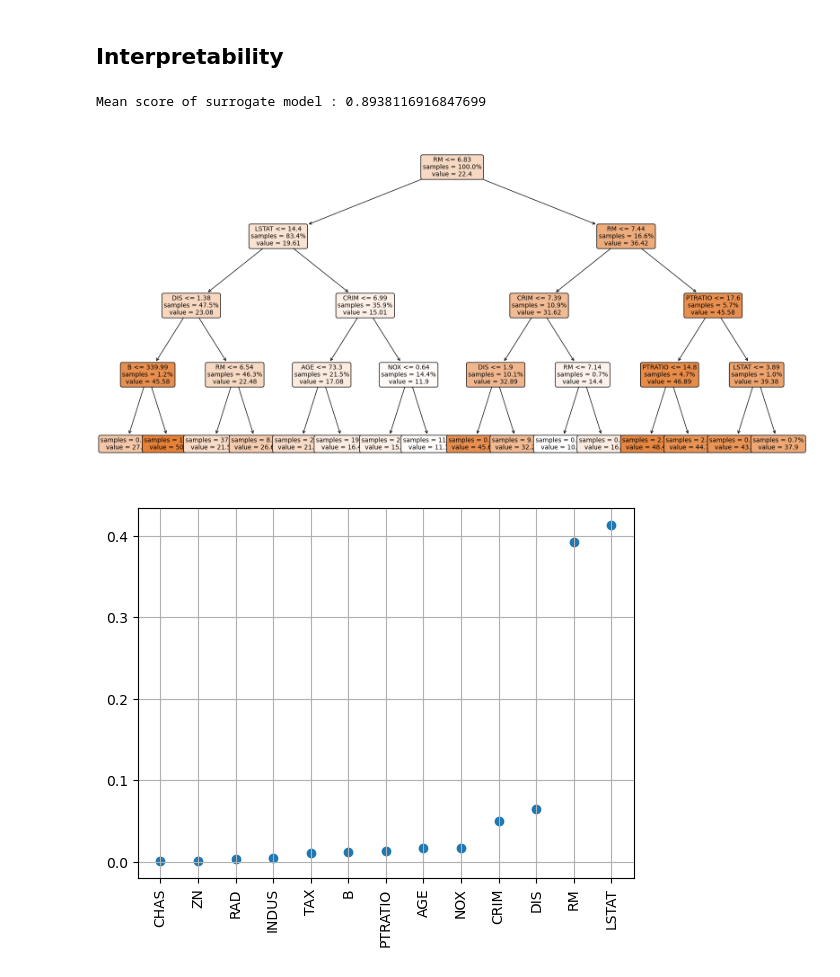
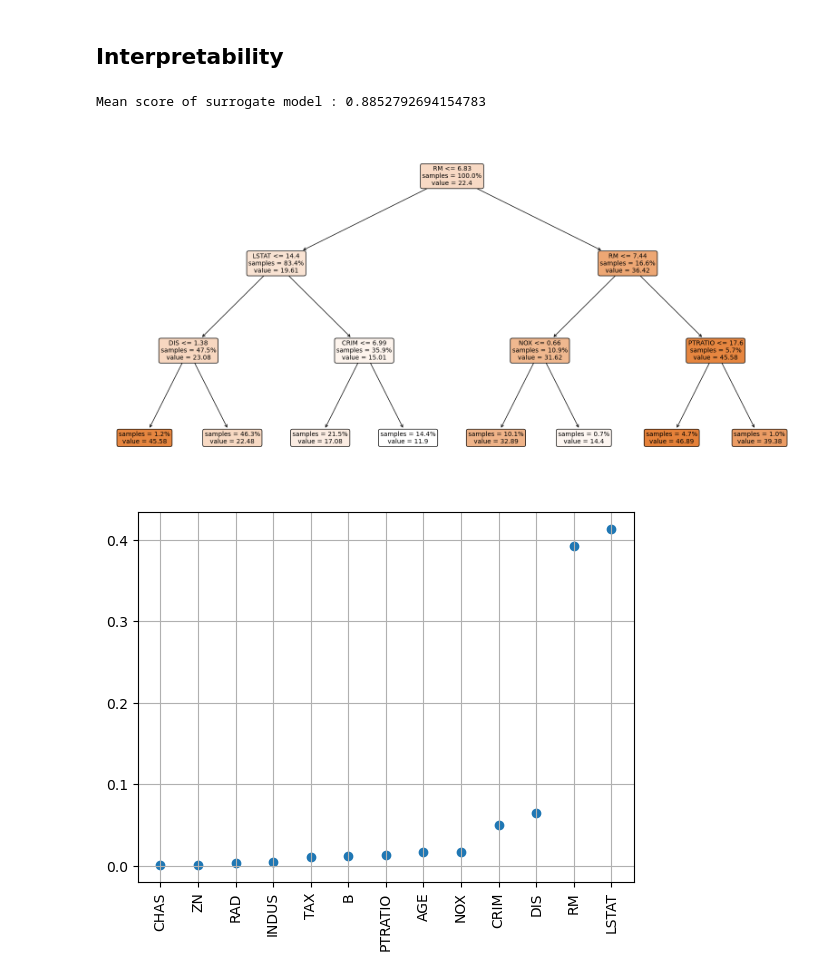
Before and after one commit to alexis-violeau/Explanability, a Jupyter notebook: notebook_test.ipynb, the cells around one changed output. Saved outputs shown, nothing was run; the diff lists cells and outputs as text; code cells hidden in the pictures.

Commit message:
simpler surrogate model

```diff
--- a/notebook_test.ipynb
+++ b/notebook_test.ipynb
@@ -64,22 +64,22 @@ y_pred = rf.predict(x_test)
 # %%
 ## Surogate model
 
 from sklearn.tree import DecisionTreeRegressor,plot_tree
 from sklearn.metrics import r2_score
 
-tree = DecisionTreeRegressor(max_depth = 4)
+tree = DecisionTreeRegressor(max_depth = 3)
 
 print('Mean score of surrogate model : {}'.format(np.mean(cross_val_score(tree,x_test,y_pred))))
 
 tree.fit(x_train, y_train)
 
 f, ax = plt.subplots(figsize = (20,10))
 
 plot_tree(tree,feature_names = col, precision = 2, rounded = True, fontsize = 10, ax = ax, filled = True, impurity = False, proportion = True, class_names = ['Default','Non-Default'], max_depth = 4)
 plt.show()
 # %% [output]
-Mean score of surrogate model : 0.8938116916847699
+Mean score of surrogate model : 0.8852792694154783
-[figure, old version]
+[figure, new version]
 # %%
 ## Feature importance
 
```
